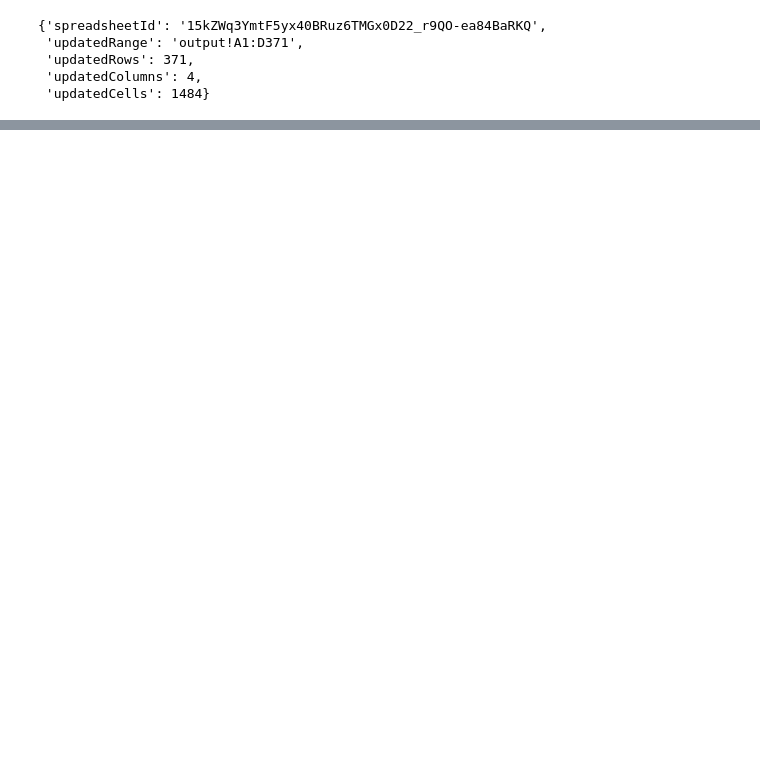
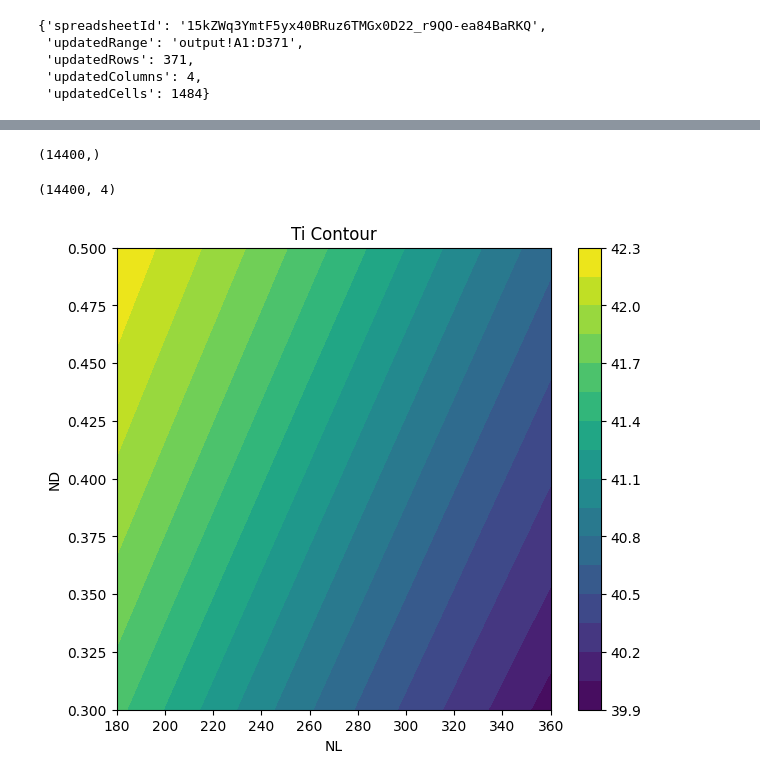
Before and after one commit to husthorng/Backpropagation_NN, a Jupyter notebook: ANN_new_1141.ipynb, the cells around one changed output, grey strips where cells are left out. Saved outputs shown, nothing was run; the diff lists cells and outputs as text; code cells hidden in the pictures; blank space fills up the shorter version.

```diff
--- a/ANN_new_1141.ipynb
+++ b/ANN_new_1141.ipynb
@@ -239,0 +313,70 @@ plt.show()
+# %%
+X0.ravel().shape
+# %% [output]
+(14400,)
+# %%
+grid.shape
+# %% [output]
+(14400, 4)
+# %%
+import matplotlib.pyplot as plt
+
+# ===============================
+# 建立 grid
+# ===============================
+
+x0 = np.linspace(min_v[0], max_v[0], 80)
+x1 = np.linspace(min_v[1], max_v[1], 80)
+
+X0, X1 = np.meshgrid(x0, x1)
+
+# 固定其他兩個變數 (取平均值)
+x2 = (max_v[2] + min_v[2]) / 2
+x3 = (max_v[3] + min_v[3]) / 2
+
+# ===============================
+# 組合 NN 輸入
+# ===============================
+
+grid = np.column_stack([
+    X0.ravel(),
+    X1.ravel(),
+    np.full(X0.size, x2),
+    np.full(X0.size, x3)
+])
+
+# 正規化
+grid_norm = (grid - min_v[0:4]) / (max_v[0:4] - min_v[0:4])
+
+Xg = np.hstack((grid_norm, np.ones((grid_norm.shape[0],1))))
+
+# ===============================
+# NN 預測
+# ===============================
+
+h = logistic(Xg @ W1)
+H = np.hstack((h, np.ones((h.shape[0],1))))
+out = logistic(H @ W2)
+
+# 反正規化
+out_real = out * (max_v[4:6] - min_v[4:6]) + min_v[4:6]
+
+Ti = out_real[:,0].reshape(X0.shape)
+Te = out_real[:,1].reshape(X0.shape)
+
+# ===============================
+# 畫 Ti 等高線
+# ===============================
+
+plt.figure(figsize=(7,6))
+
+cs = plt.contourf(X0, X1, Ti, 20)
+plt.colorbar(cs)
+
+plt.xlabel("NL")
+plt.ylabel("ND")
+plt.title("Ti Contour")
+
+plt.show()
+# %% [output]
+[figure, added]
```
Also changed, not shown: parts of 17 cells of this notebook.
